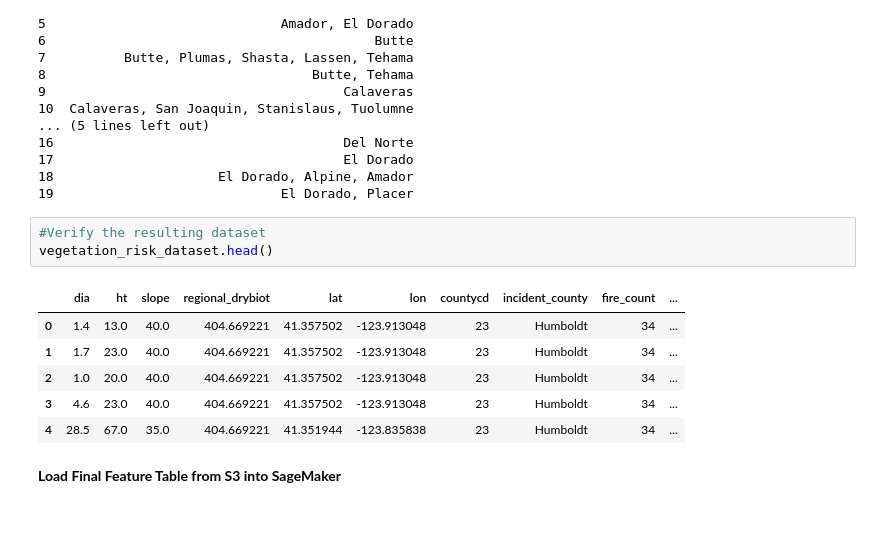
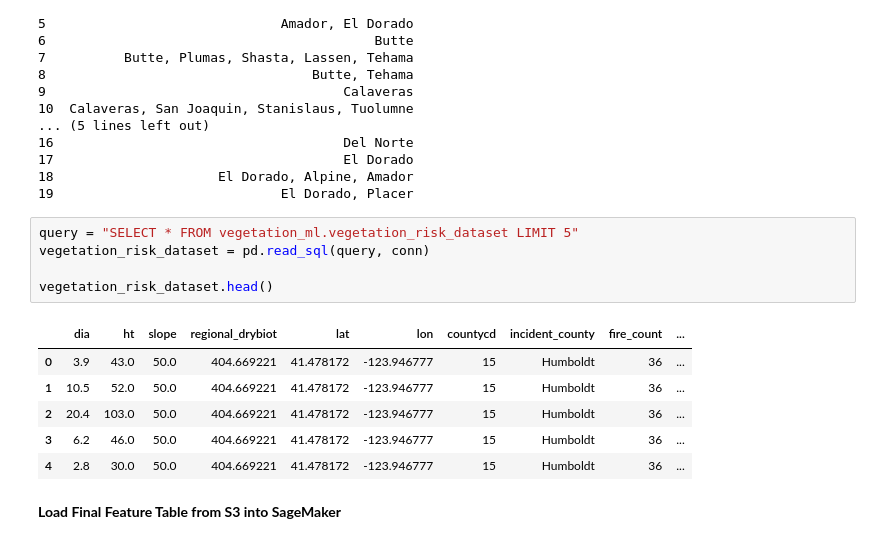
Before and after one commit to SheshmaJ/ADS-508-Final-Project, a Jupyter notebook: data_cleaning_processing.ipynb, the cells around one changed output. Cells and saved outputs as stored; diff of their text form.

```diff
--- a/data_cleaning_processing.ipynb
+++ b/data_cleaning_processing.ipynb
@@ -687,15 +590,17 @@ print(pd.read_sql(fire_check, conn))
 18                     El Dorado, Alpine, Amador
 19                             El Dorado, Placer
 # %%
-#Verify the resulting dataset
+query = "SELECT * FROM vegetation_ml.vegetation_risk_dataset LIMIT 5"
+vegetation_risk_dataset = pd.read_sql(query, conn)
+
 vegetation_risk_dataset.head()
 # %% [output]
 |  | dia | ht | slope | regional_drybiot | lat | lon | countycd | incident_county | fire_count | ... |
-| 0 | 1.4 | 13.0 | 40.0 | 404.669221 | 41.357502 | -123.913048 | 23 | Humboldt | 34 | ... |
-| 1 | 1.7 | 23.0 | 40.0 | 404.669221 | 41.357502 | -123.913048 | 23 | Humboldt | 34 | ... |
-| 2 | 1.0 | 20.0 | 40.0 | 404.669221 | 41.357502 | -123.913048 | 23 | Humboldt | 34 | ... |
-| 3 | 4.6 | 23.0 | 40.0 | 404.669221 | 41.357502 | -123.913048 | 23 | Humboldt | 34 | ... |
-| 4 | 28.5 | 67.0 | 35.0 | 404.669221 | 41.351944 | -123.835838 | 23 | Humboldt | 34 | ... |
+| 0 | 3.9 | 43.0 | 50.0 | 404.669221 | 41.478172 | -123.946777 | 15 | Humboldt | 36 | ... |
+| 1 | 10.5 | 52.0 | 50.0 | 404.669221 | 41.478172 | -123.946777 | 15 | Humboldt | 36 | ... |
+| 2 | 20.4 | 103.0 | 50.0 | 404.669221 | 41.478172 | -123.946777 | 15 | Humboldt | 36 | ... |
+| 3 | 6.2 | 46.0 | 50.0 | 404.669221 | 41.478172 | -123.946777 | 15 | Humboldt | 36 | ... |
+| 4 | 2.8 | 30.0 | 50.0 | 404.669221 | 41.478172 | -123.946777 | 15 | Humboldt | 36 | ... |
 # %% [markdown]
 **Load Final Feature Table from S3 into SageMaker**
 # %% [markdown]
```
Also changed, not shown: parts of 20 cells of this notebook.
